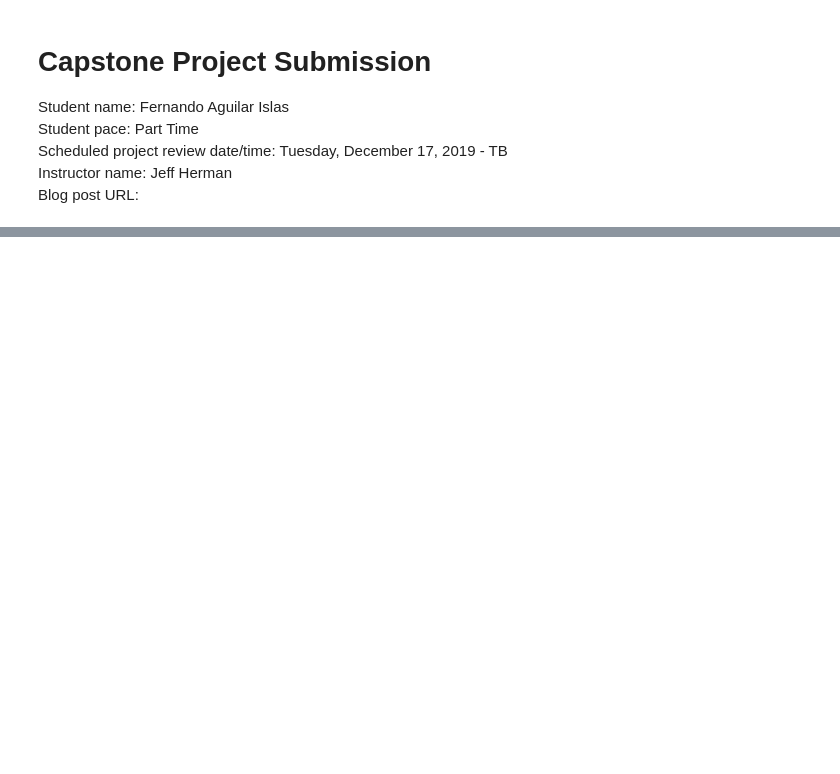
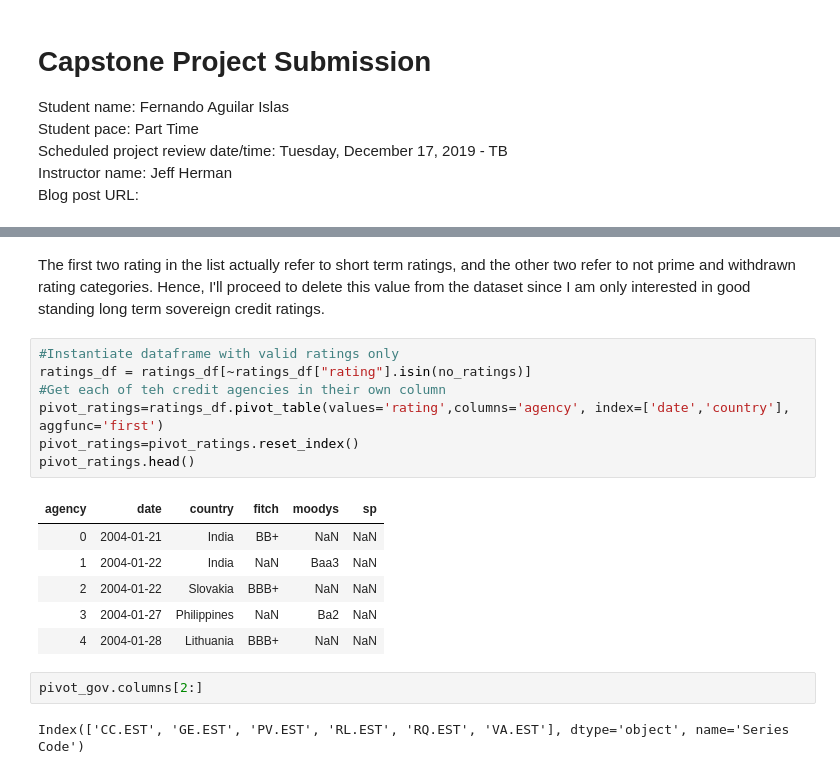
Before and after one commit to feraguilari/WorldBank_Capstone, a Jupyter notebook: notebook.ipynb, the cells around one changed output, grey strips where cells are left out. Saved outputs shown, nothing was run; the diff lists cells and outputs as text; blank space fills up the shorter version.

```diff
--- a/notebook.ipynb
+++ b/notebook.ipynb
@@ -206,3 +274,23 @@ pivot_gov.describe()
+# %% [markdown]
+The first two rating in the list actually refer to short term ratings, and the other two refer to not prime and withdrawn rating categories. Hence, I'll proceed to delete this value from the dataset since I am only interested in good standing long term sovereign credit ratings.
+# %%
+#Instantiate dataframe with valid ratings only
+ratings_df = ratings_df[~ratings_df["rating"].isin(no_ratings)]
+#Get each of teh credit agencies in their own column
+pivot_ratings=ratings_df.pivot_table(values='rating',columns='agency', index=['date','country'], aggfunc='first')
+pivot_ratings=pivot_ratings.reset_index()
+pivot_ratings.head()
+# %% [output]
+| agency | date | country | fitch | moodys | sp |
+| 0 | 2004-01-21 | India | BB+ | NaN | NaN |
+| 1 | 2004-01-22 | India | NaN | Baa3 | NaN |
+| 2 | 2004-01-22 | Slovakia | BBB+ | NaN | NaN |
+| 3 | 2004-01-27 | Philippines | NaN | Ba2 | NaN |
+| 4 | 2004-01-28 | Lithuania | BBB+ | NaN | NaN |
+# %%
+pivot_gov.columns[2:]
+# %% [output]
+Index(['CC.EST', 'GE.EST', 'PV.EST', 'RL.EST', 'RQ.EST', 'VA.EST'], dtype='object', name='Series Code')
 # %%
 pivot_gov.isna().sum()
 # %% [output]
```
Also changed, not shown: parts of 25 cells of this notebook, 5 other files.
